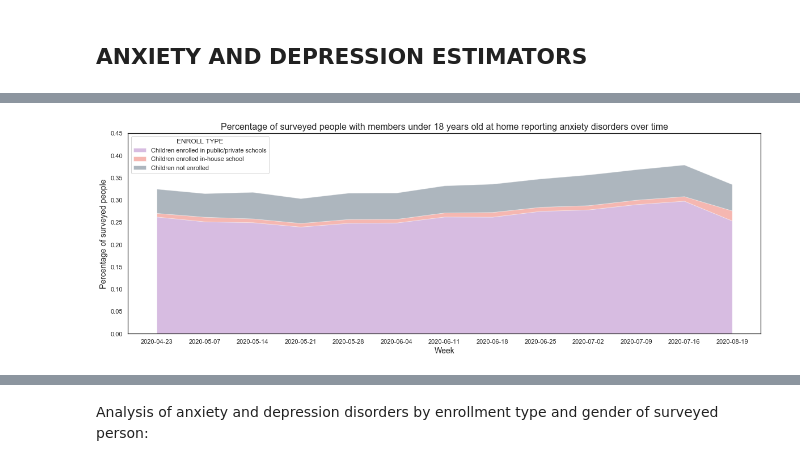
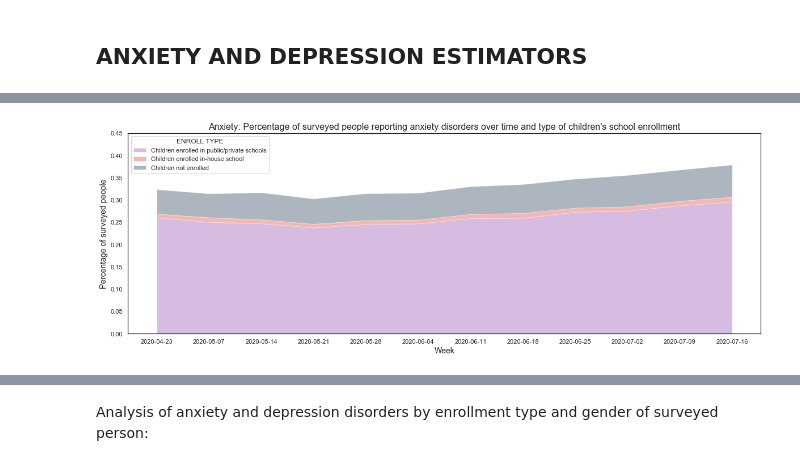
Before and after one commit to evdelph/DS4A-Women-Summit, a Jupyter notebook: notebooks/EDA_daniela.ipynb, the cells around one changed output, grey strips where cells are left out. Drawn from its saved outputs; the diff is of its cells as text; code cells hidden in the pictures.

```diff
--- a/notebooks/EDA_daniela.ipynb
+++ b/notebooks/EDA_daniela.ipynb
@@ -99,3 +61,0 @@ education_df.reset_index(inplace=True, drop=True)
-# %%
-education_df['Anxiety'] = education_df['ANXIOUS'] + education_df['WORRY'] - 2
-education_df['Depression'] = education_df['INTEREST'] + education_df['DOWN'] - 2
@@ -112,3 +61,0 @@ def depression_disorder(depression_score):
-# %%
-education_df['anxiety_disorder'] = education_df.Anxiety.apply(anxiety_disorder)
-education_df['depression_disorder'] = education_df.Depression.apply(anxiety_disorder)
@@ -114,0 +89,12 @@ education_df['depression_disorder'] = education_df.Depression.apply(anxiety_diso
+# %%
+sns.set(style="white")
+
+fig, ax = plt.subplots(figsize=(20, 6.5))
+_ = plt.stackplot(x, [y1,y2],
+                  labels=['A','B'])
+_ = plt.title('Surveyed people along the weeks split by presence/absence of anxiety disorders', size=16)
+_ = plt.xlabel('Week', size=14)
+_ = plt.ylabel('Count', size=14)
+_ = plt.xticks(rotation=0)
+_ = plt.legend(title='ANXIETY DISORDER', loc='upper right', labels=['NO', 'YES'])
+_ = plt.show()
@@ -309,32 +494,32 @@ scenario_timebase = education_df[(education_df.THHLD_NUMKID > 0)].reset_index()
 aux = scenario_timebase.loc[:, ['ENROLL1', 'ENROLL2', 'ENROLL3']].idxmax(axis=1)
 scenario_timebase['ENROLL_TYPE'] = aux
 # %%
-anxiety_timebase = scenario_timebase.groupby(['anxiety_disorder', 'ENROLL_TYPE', 'WEEK_DT']).count().COUNTER
+anxiety_timebase = scenario_timebase.groupby(['anxiety_disorder', 'ENROLL_TYPE', 'WEEK']).count().COUNTER
 weekly_anxiety_enroll = anxiety_timebase/anxiety_timebase.groupby(level=[2]).sum()
 weekly_anxiety_enroll_ri = weekly_anxiety_enroll.reset_index()
 weekly_anxiety_enroll_anxiety = weekly_anxiety_enroll_ri[weekly_anxiety_enroll_ri.anxiety_disorder == True]
 # %%
-y1=list(weekly_anxiety_enroll_anxiety[weekly_anxiety_enroll_anxiety.ENROLL_TYPE=='ENROLL1'].COUNTER)
-y2=list(weekly_anxiety_enroll_anxiety[weekly_anxiety_enroll_anxiety.ENROLL_TYPE=='ENROLL2'].COUNTER)
-y3=list(weekly_anxiety_enroll_anxiety[weekly_anxiety_enroll_anxiety.ENROLL_TYPE=='ENROLL3'].COUNTER)
-x = list(weekly_anxiety_enroll_anxiety.WEEK_DT[:13])
+y1=list(weekly_anxiety_enroll_anxiety[weekly_anxiety_enroll_anxiety.ENROLL_TYPE=='ENROLL1'].COUNTER[:-1])
+y2=list(weekly_anxiety_enroll_anxiety[weekly_anxiety_enroll_anxiety.ENROLL_TYPE=='ENROLL2'].COUNTER[:-1])
+y3=list(weekly_anxiety_enroll_anxiety[weekly_anxiety_enroll_anxiety.ENROLL_TYPE=='ENROLL3'].COUNTER[:-1])
+x = list(weekly_anxiety_enroll_anxiety.WEEK[:12])
 
 sns.set(style="white")
 pal = ["#9b59b6", "#e74c3c", "#34495e"]
 
 fig, ax = plt.subplots(figsize=(20, 6.5))
 _ = plt.stackplot(x, [y1,y2,y3],
                   labels=['A','B','C'],
                   colors=pal, alpha=0.4)
-_ = plt.title('Percentage of surveyed people with members under 18 years old at home reporting anxiety disorders over time', size=16)
+_ = plt.title("Anxiety: Percentage of surveyed people reporting anxiety disorders over time and type of children's school enrollment", size=16)
 _ = plt.xlabel('Week', size=14)
 _ = plt.ylabel('Percentage of surveyed people', size=14)
 _ = plt.xticks(rotation=0)
 _ = plt.legend(title='ENROLL TYPE', loc='upper left', labels=['Children enrolled in public/private schools',
                                                               'Children enrolled in-house school',
                                                               'Children not enrolled'])
 _ = plt.ylim(0, 0.45)
 _ = plt.show()
 # %% [output]
-[figure, old version]
+[figure, new version]
 # %%
```
Also changed, not shown: parts of 142 cells of this notebook.
